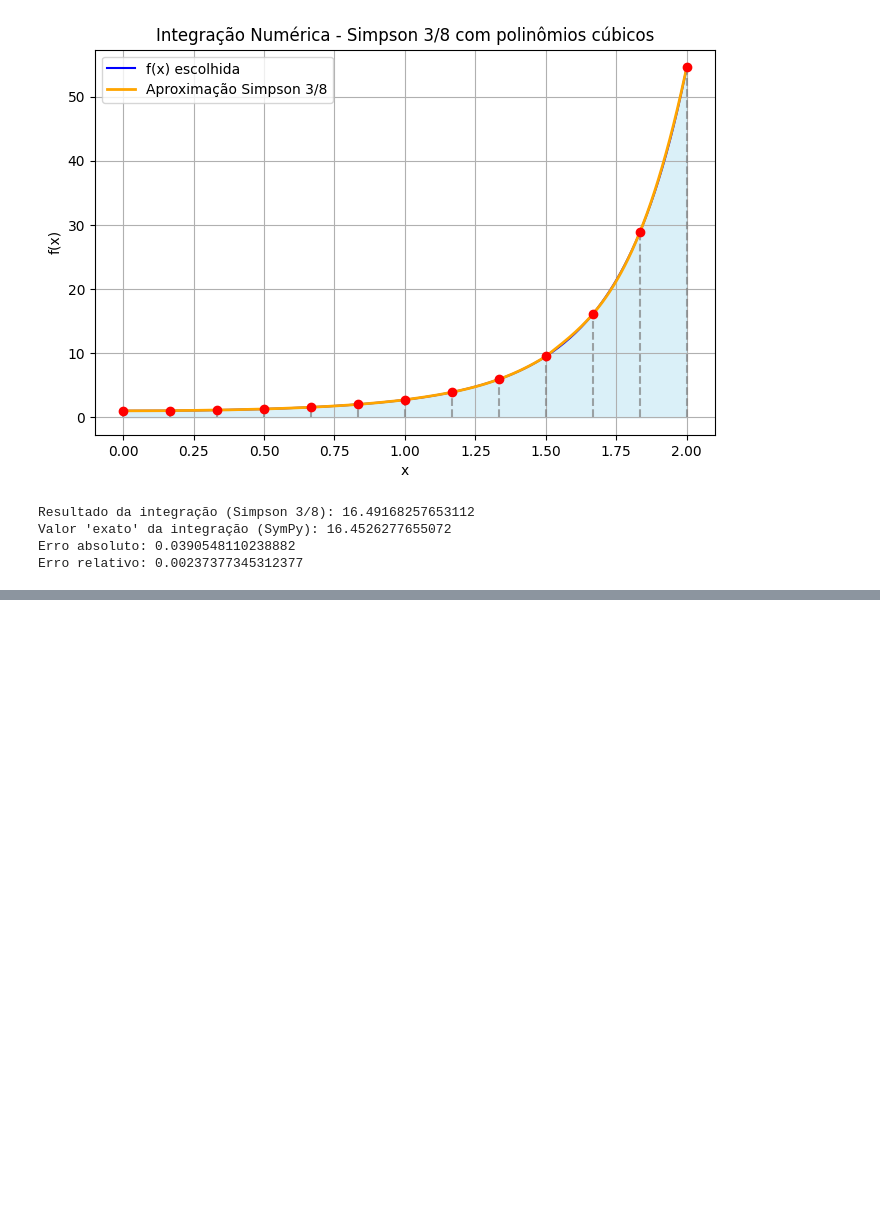
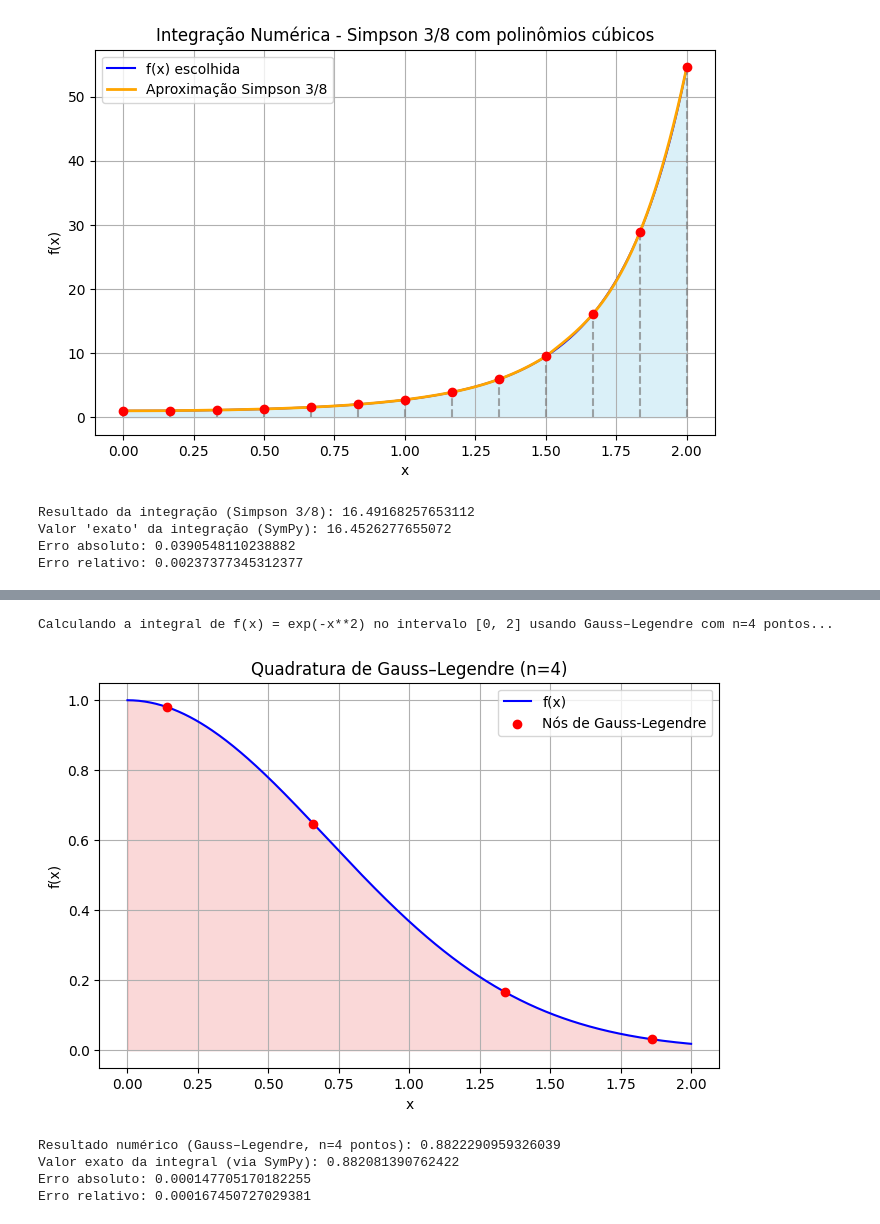
Before and after one commit to Mateus-Band/CB2325NumericaG07, a Jupyter notebook: notebooks_demos/integracao_demo.ipynb, the cells around one changed output, grey strips where cells are left out. Drawn from its saved outputs; the diff is of its cells as text; code cells hidden in the pictures; blank space fills up the shorter version.

```diff
--- a/notebooks_demos/integracao_demo.ipynb
+++ b/notebooks_demos/integracao_demo.ipynb
@@ -134,0 +175,40 @@ Com 10e7 pontos o resultado foi: 3.1416788 , com erro absoluto 0.0001 e erro rel
+# %%
+import sympy as sp
+import numpy as np
+
+# --- 1. Definição simbólica ---
+x = sp.Symbol('x')
+f_simbolica = sp.exp(-x**2)   # Exemplo clássico: função gaussiana
+
+# --- 2. Função numérica ---
+def f_numerica(x_val):
+    return np.exp(-x_val**2)
+
+# --- Parâmetros ---
+a = 0
+b = 2
+n = 4   # número de pontos da quadratura (quanto maior, mais preciso)
+
+print(f"Calculando a integral de f(x) = {f_simbolica} no intervalo [{a}, {b}] usando Gauss–Legendre com n={n} pontos...\n")
+
+# --- 3. Cálculo numérico ---
+resultado = integral_gauss_legendre(f_numerica, a, b, n=n, plotar=True)
+print(f"Resultado numérico (Gauss–Legendre, n={n} pontos): {resultado}")
+
+# --- 4. Cálculo exato (via SymPy) ---
+valor_exato = sp.integrate(f_simbolica, (x, a, b)).evalf()
+print(f"Valor exato da integral (via SymPy): {valor_exato}")
+
+# --- 5. Erros ---
+erro_abs = erro_absoluto(valor_exato, resultado)
+erro_rel = erro_relativo(valor_exato, resultado)
+
+print(f"Erro absoluto: {erro_abs}")
+print(f"Erro relativo: {erro_rel}")
+# %% [output]
+Calculando a integral de f(x) = exp(-x**2) no intervalo [0, 2] usando Gauss–Legendre com n=4 pontos...
+[figure, added]
+Resultado numérico (Gauss–Legendre, n=4 pontos): 0.8822290959326039
+Valor exato da integral (via SymPy): 0.882081390762422
+Erro absoluto: 0.000147705170182255
+Erro relativo: 0.000167450727029381
```
Also changed, not shown: parts of 3 cells of this notebook.
